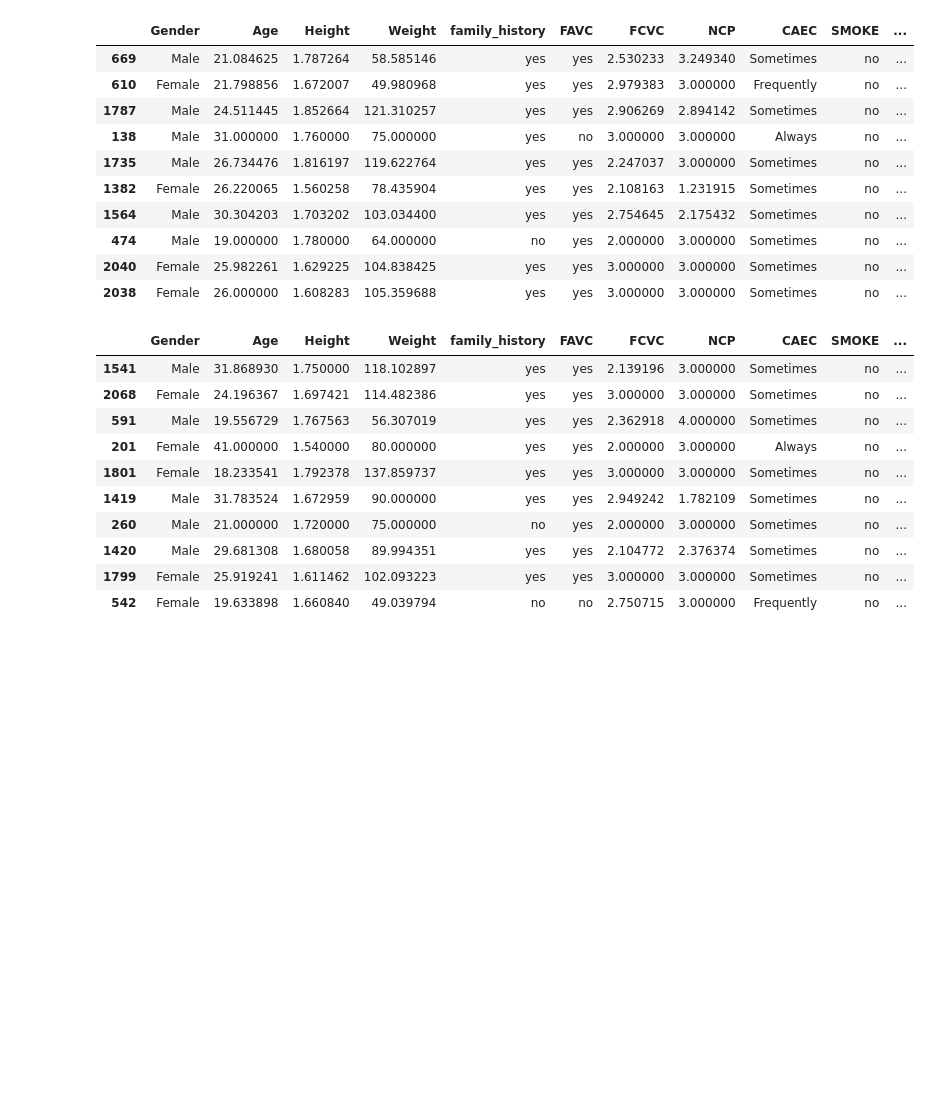
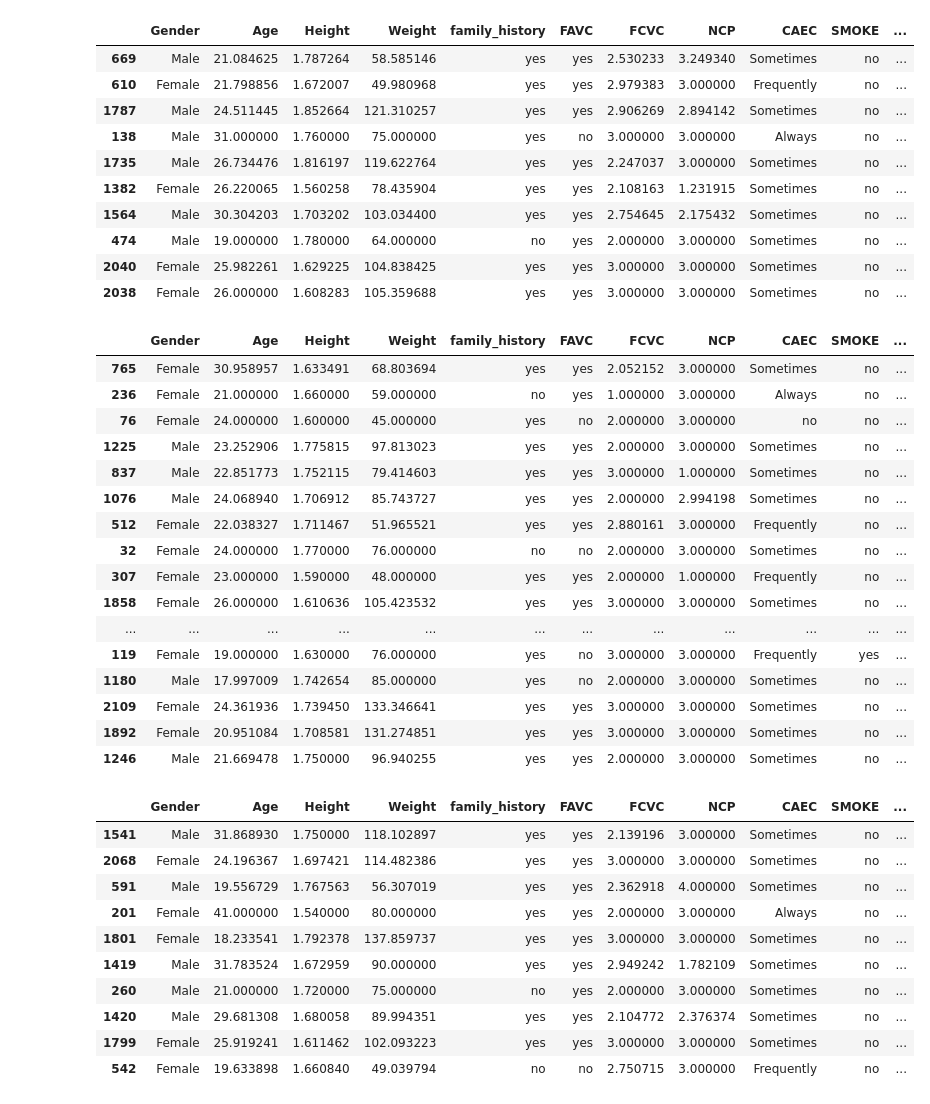
Before and after one commit to islamnafi/my-data-science-log, a Jupyter notebook: pandas/pandas.ipynb, the cells around one changed output. Cells and saved outputs as stored; diff of their text form; code cells hidden in the pictures; blank space fills up the shorter version.

```diff
--- a/pandas/pandas.ipynb
+++ b/pandas/pandas.ipynb
@@ -58,6 +58,26 @@ df.sample(10)
 | 474 | Male | 19.000000 | 1.780000 | 64.000000 | no | yes | 2.000000 | 3.000000 | Sometimes | no | ... |
 | 2040 | Female | 25.982261 | 1.629225 | 104.838425 | yes | yes | 3.000000 | 3.000000 | Sometimes | no | ... |
 | 2038 | Female | 26.000000 | 1.608283 | 105.359688 | yes | yes | 3.000000 | 3.000000 | Sometimes | no | ... |
+# %%
+df.sample(frac= 0.01)
+# %% [output]
+|  | Gender | Age | Height | Weight | family_history | FAVC | FCVC | NCP | CAEC | SMOKE | ... |
+| 765 | Female | 30.958957 | 1.633491 | 68.803694 | yes | yes | 2.052152 | 3.000000 | Sometimes | no | ... |
+| 236 | Female | 21.000000 | 1.660000 | 59.000000 | no | yes | 1.000000 | 3.000000 | Always | no | ... |
+| 76 | Female | 24.000000 | 1.600000 | 45.000000 | yes | no | 2.000000 | 3.000000 | no | no | ... |
+| 1225 | Male | 23.252906 | 1.775815 | 97.813023 | yes | yes | 2.000000 | 3.000000 | Sometimes | no | ... |
+| 837 | Male | 22.851773 | 1.752115 | 79.414603 | yes | yes | 3.000000 | 1.000000 | Sometimes | no | ... |
+| 1076 | Male | 24.068940 | 1.706912 | 85.743727 | yes | yes | 2.000000 | 2.994198 | Sometimes | no | ... |
+| 512 | Female | 22.038327 | 1.711467 | 51.965521 | yes | yes | 2.880161 | 3.000000 | Frequently | no | ... |
+| 32 | Female | 24.000000 | 1.770000 | 76.000000 | no | no | 2.000000 | 3.000000 | Sometimes | no | ... |
+| 307 | Female | 23.000000 | 1.590000 | 48.000000 | yes | yes | 2.000000 | 1.000000 | Frequently | no | ... |
+| 1858 | Female | 26.000000 | 1.610636 | 105.423532 | yes | yes | 3.000000 | 3.000000 | Sometimes | no | ... |
+| ... | ... | ... | ... | ... | ... | ... | ... | ... | ... | ... | ... |
+| 119 | Female | 19.000000 | 1.630000 | 76.000000 | yes | no | 3.000000 | 3.000000 | Frequently | yes | ... |
+| 1180 | Male | 17.997009 | 1.742654 | 85.000000 | yes | no | 2.000000 | 3.000000 | Sometimes | no | ... |
+| 2109 | Female | 24.361936 | 1.739450 | 133.346641 | yes | yes | 3.000000 | 3.000000 | Sometimes | no | ... |
+| 1892 | Female | 20.951084 | 1.708581 | 131.274851 | yes | yes | 3.000000 | 3.000000 | Sometimes | no | ... |
+| 1246 | Male | 21.669478 | 1.750000 | 96.940255 | yes | yes | 2.000000 | 3.000000 | Sometimes | no | ... |
 # %%
 df.sample(10, random_state=27)
 # %% [output]
```
Also changed, not shown: parts of 12 cells of this notebook.
